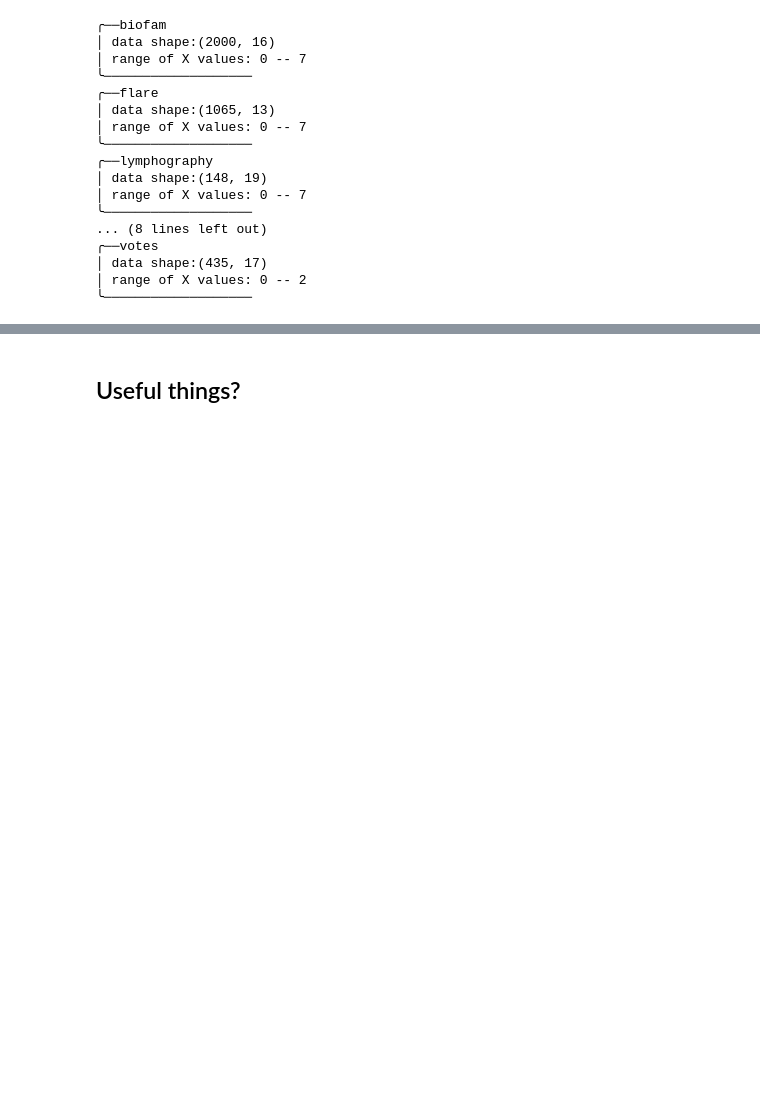
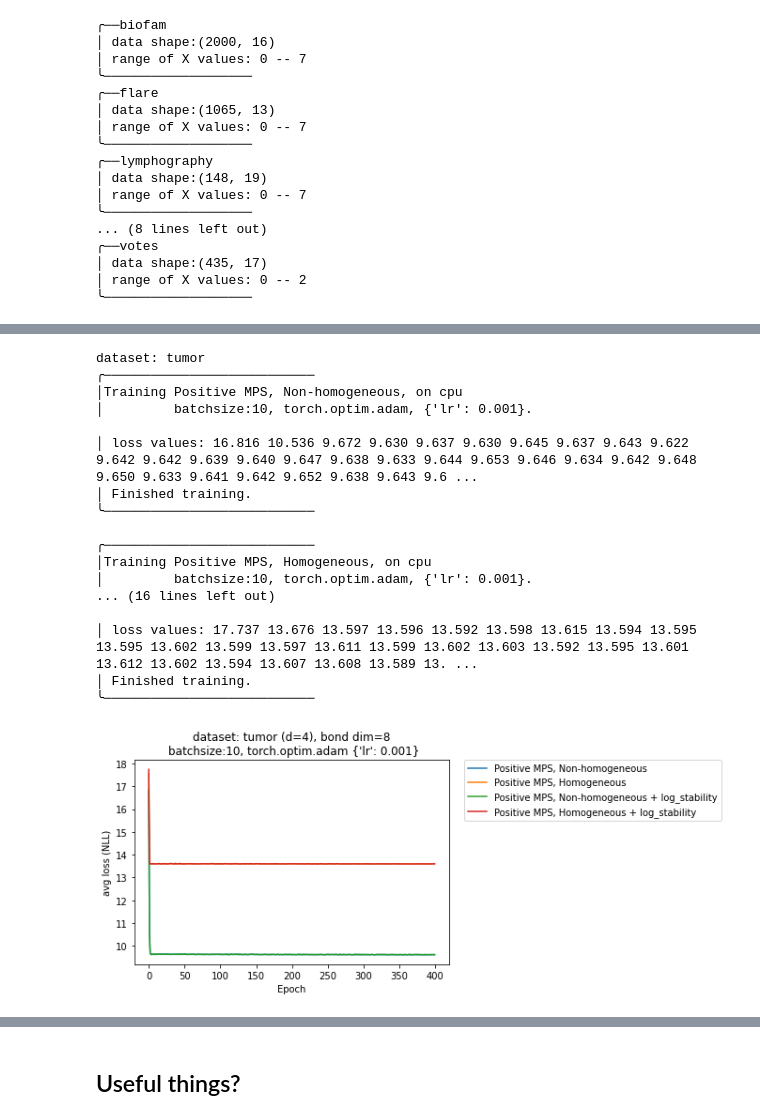
Before and after one commit to postylem/comparison-of-tensor-train-models, a Jupyter notebook: gradient_sandbox.ipynb, the cells around one changed output, grey strips where cells are left out. Cells and saved outputs as stored; diff of their text form; code cells hidden in the pictures; blank space fills up the shorter version.

```diff
--- a/gradient_sandbox.ipynb
+++ b/gradient_sandbox.ipynb
@@ -180,3 +201,26 @@ lossvals = train_models(
+# %%
+lossvals = train_models(
+    [mps, mps_hom, mps_s, mps_s_hom],
+    clamp_at=1000, batchsize=10, max_epochs=400, batched=False, optimizer=torch.optim.Adam, lr=0.001)
+# %% [output]
+dataset: tumor
+╭───────────────────────────
+│Training Positive MPS, Non-homogeneous, on cpu
+│         batchsize:10, torch.optim.adam, {'lr': 0.001}.
+
+│ loss values: 16.816 10.536 9.672 9.630 9.637 9.630 9.645 9.637 9.643 9.622 9.642 9.642 9.639 9.640 9.647 9.638 9.633 9.644 9.653 9.646 9.634 9.642 9.648 9.650 9.633 9.641 9.642 9.652 9.638 9.643 9.6 ...
+│ Finished training.
+╰───────────────────────────
+
+╭───────────────────────────
+│Training Positive MPS, Homogeneous, on cpu
+│         batchsize:10, torch.optim.adam, {'lr': 0.001}.
+... (16 lines left out)
+
+│ loss values: 17.737 13.676 13.597 13.596 13.592 13.598 13.615 13.594 13.595 13.595 13.602 13.599 13.597 13.611 13.599 13.602 13.603 13.592 13.595 13.601 13.612 13.602 13.594 13.607 13.608 13.589 13. ...
+│ Finished training.
+╰───────────────────────────
+[figure, added]
 # %%
 lossvals = train_models(models_hom, batchsize=10, max_epochs=1000, optimizer=torch.optim.Adadelta)
 # %%
```
Also changed, not shown: parts of 5 cells of this notebook, 2 other files.
